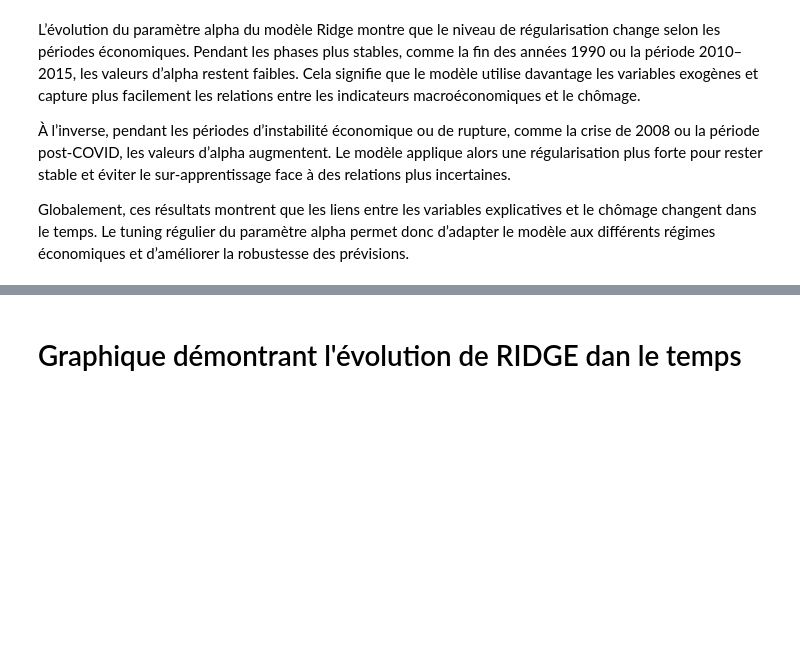
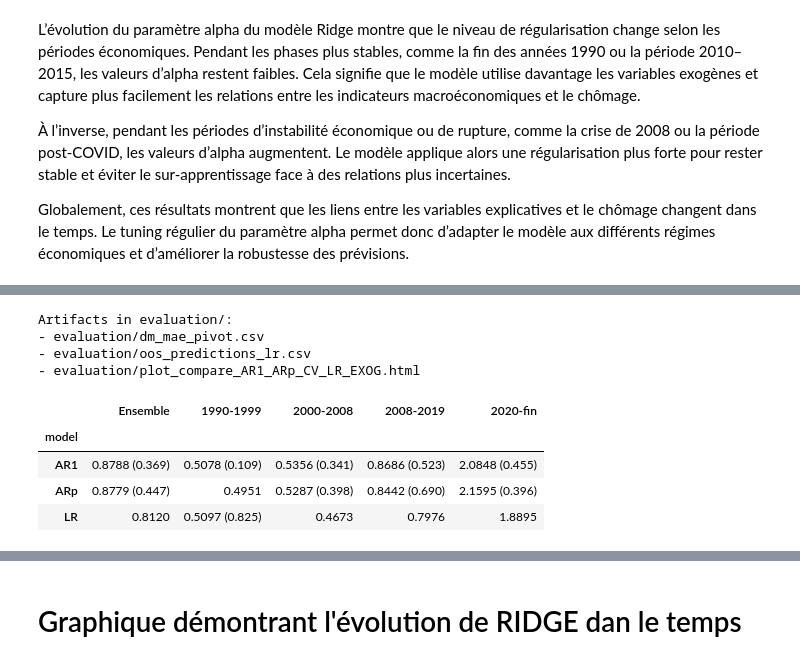
Before and after one commit to MitaDataAI/Explainable_AI_Forecast_and_explain_the_Unemployment_of_USA, a Jupyter notebook: 3_notebook/ML Experiment/1_5_Experiment_RIDGE.ipynb, the cells around one changed output, grey strips where cells are left out. Cells and saved outputs as stored; diff of their text form; code cells hidden in the pictures; blank space fills up the shorter version.

```diff
--- a/3_notebook/ML Experiment/1_5_Experiment_RIDGE.ipynb
+++ b/3_notebook/ML Experiment/1_5_Experiment_RIDGE.ipynb
@@ -364,0 +469,39 @@ Globalement, ces résultats montrent que les liens entre les variables explicati
+# %%
+
+# 1) Connexion MLflow
+mlflow.set_tracking_uri("http://127.0.0.1:5000")
+client = MlflowClient()
+
+run_id = "97dff576636e422cbd0af50fe89ba674"
+
+# 2) (Optionnel) voir ce qui est disponible dans evaluation/
+arts = client.list_artifacts(run_id, "evaluation")
+print("Artifacts in evaluation/:")
+for a in arts:
+    print("-", a.path)
+
+# 3) Charger le tableau récap (CSV)
+with TemporaryDirectory() as tmp:
+    pivot_path = client.download_artifacts(run_id, "evaluation/dm_mae_pivot.csv", tmp)
+    table_pivot = pd.read_csv(pivot_path, index_col=0)
+
+display(table_pivot)
+
+# 4) Afficher la figure Plotly (HTML)
+with TemporaryDirectory() as tmp:
+    html_path = client.download_artifacts(
+        run_id,
+        "evaluation/plot_compare_AR1_ARp_CV_LR_EXOG.html",
+        tmp
+    )
+    display(IFrame(src=html_path, width="100%", height=700))
+# %% [output]
+Artifacts in evaluation/:
+- evaluation/dm_mae_pivot.csv
+- evaluation/oos_predictions_lr.csv
+- evaluation/plot_compare_AR1_ARp_CV_LR_EXOG.html
+|  | Ensemble | 1990-1999 | 2000-2008 | 2008-2019 | 2020-fin |
+| model |  |  |  |  |  |
+| AR1 | 0.8788 (0.369) | 0.5078 (0.109) | 0.5356 (0.341) | 0.8686 (0.523) | 2.0848 (0.455) |
+| ARp | 0.8779 (0.447) | 0.4951 | 0.5287 (0.398) | 0.8442 (0.690) | 2.1595 (0.396) |
+| LR | 0.8120 | 0.5097 (0.825) | 0.4673 | 0.7976 | 1.8895 |
```
Also changed, not shown: parts of 13 cells of this notebook, 21 other files.
